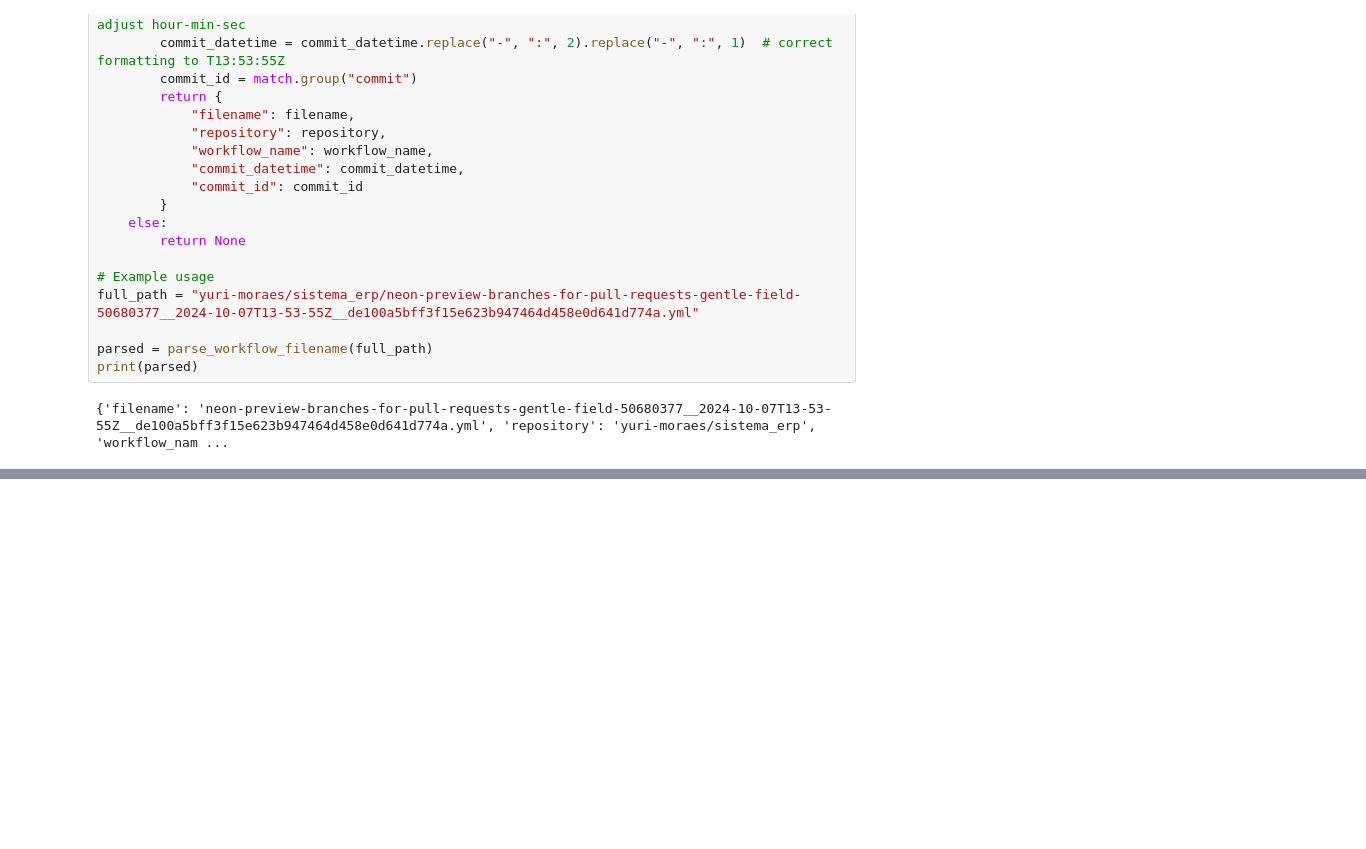
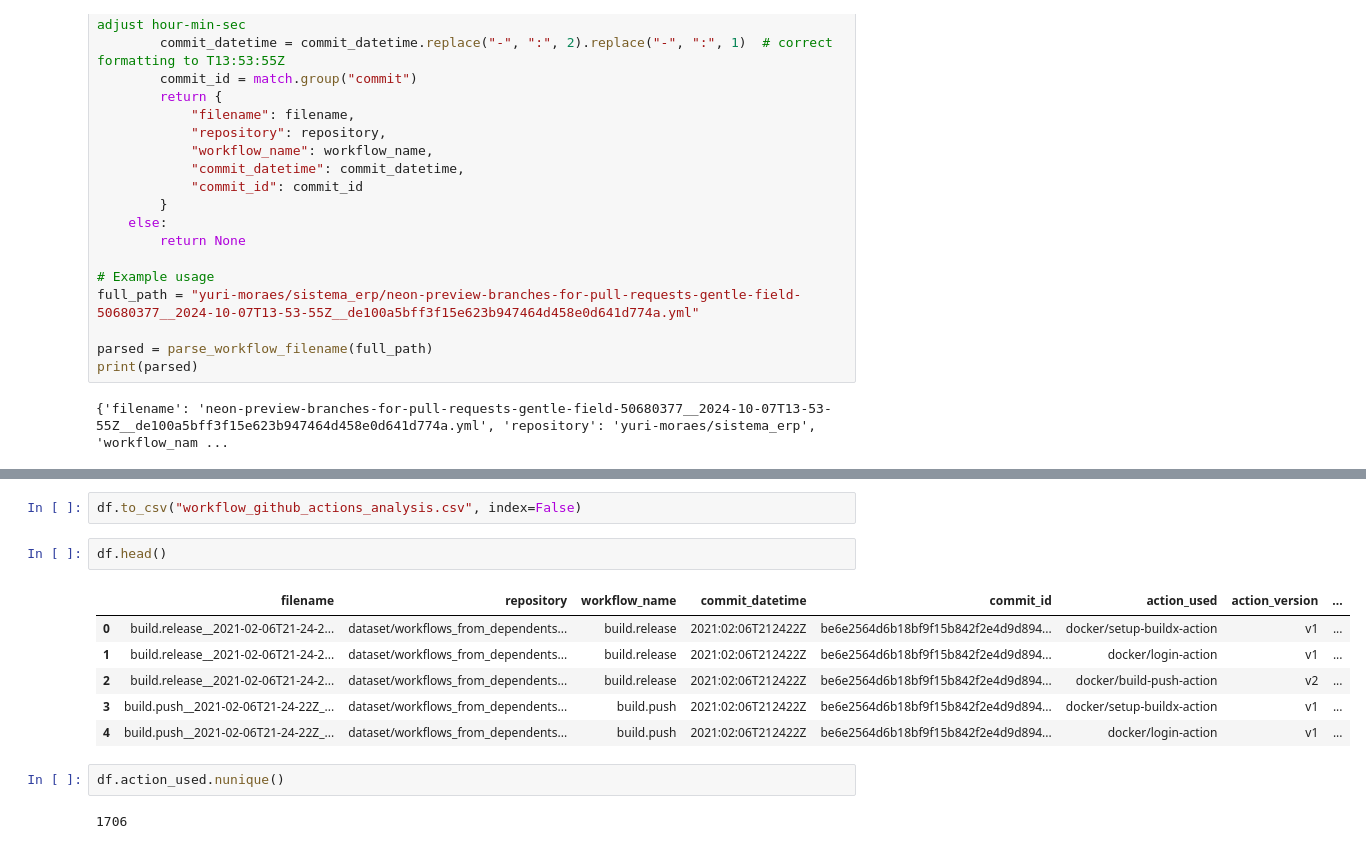
Before and after one commit to Vaibhav150123045/pipeline-level-analysis-main, a Jupyter notebook: analysis.ipynb, the cells around one changed output, grey strips where cells are left out. Saved outputs shown, nothing was run; the diff lists cells and outputs as text; blank space fills up the shorter version.

```diff
--- a/analysis.ipynb
+++ b/analysis.ipynb
@@ -203,0 +212,15 @@ KeyboardInterrupt:
+# %%
+df.to_csv("workflow_github_actions_analysis.csv", index=False)
+# %%
+df.head()
+# %% [output]
+|  | filename | repository | workflow_name | commit_datetime | commit_id | action_used | action_version | ... |
+| 0 | build.release__2021-02-06T21-24-2... | dataset/workflows_from_dependents... | build.release | 2021:02:06T212422Z | be6e2564d6b18bf9f15b842f2e4d9d894... | docker/setup-buildx-action | v1 | ... |
+| 1 | build.release__2021-02-06T21-24-2... | dataset/workflows_from_dependents... | build.release | 2021:02:06T212422Z | be6e2564d6b18bf9f15b842f2e4d9d894... | docker/login-action | v1 | ... |
+| 2 | build.release__2021-02-06T21-24-2... | dataset/workflows_from_dependents... | build.release | 2021:02:06T212422Z | be6e2564d6b18bf9f15b842f2e4d9d894... | docker/build-push-action | v2 | ... |
+| 3 | build.push__2021-02-06T21-24-22Z_... | dataset/workflows_from_dependents... | build.push | 2021:02:06T212422Z | be6e2564d6b18bf9f15b842f2e4d9d894... | docker/setup-buildx-action | v1 | ... |
+| 4 | build.push__2021-02-06T21-24-22Z_... | dataset/workflows_from_dependents... | build.push | 2021:02:06T212422Z | be6e2564d6b18bf9f15b842f2e4d9d894... | docker/login-action | v1 | ... |
+# %%
+df.action_used.nunique()
+# %% [output]
+1706
```
Also changed, not shown: parts of 6 cells of this notebook.
